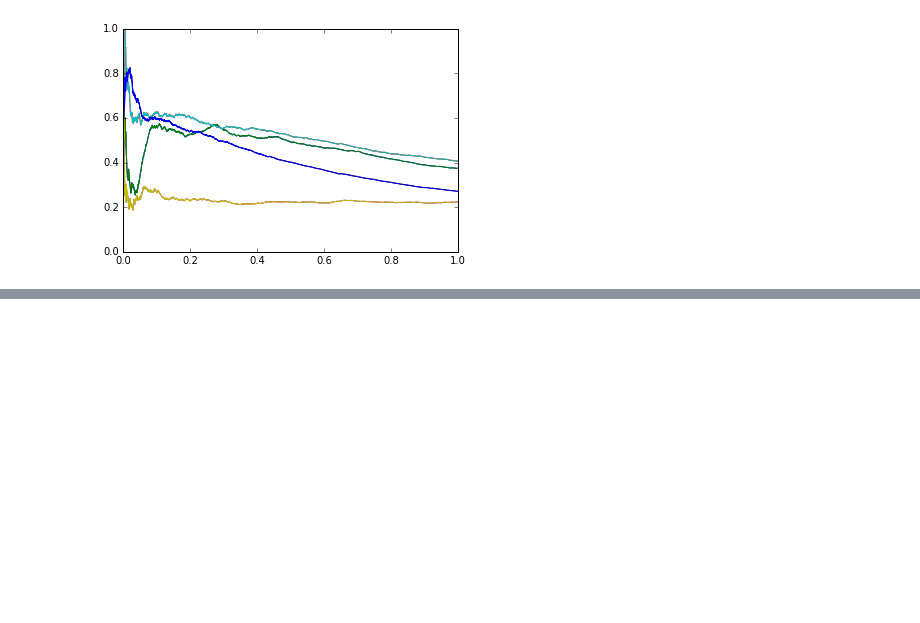
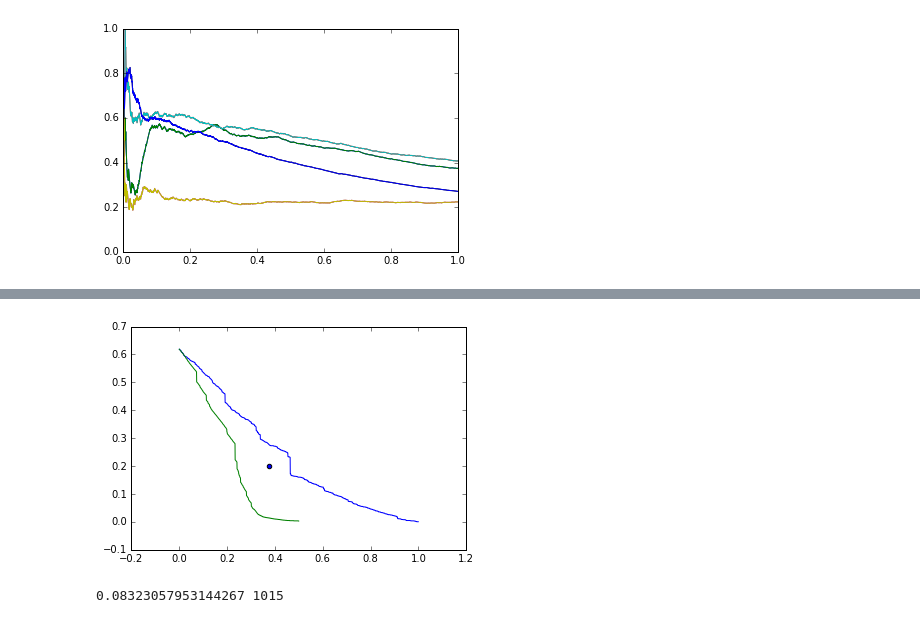
Before and after one commit to alangivre/TP2, a Jupyter notebook: TP_2/TP2.ipynb, the cells around one changed output, grey strips where cells are left out. Saved outputs shown, nothing was run; the diff lists cells and outputs as text; code cells hidden in the pictures; blank space fills up the shorter version.

Commit message:
graficos vulnerability

```diff
--- a/TP_2/TP2.ipynb
+++ b/TP_2/TP2.ipynb
@@ -139,0 +231,12 @@ plt.show()
+# %%
+def vulnerabilityessential(Grafo,essential):
+    G=Grafo.copy()
+    tamaño=len(list(Grafo.nodes()))
+    for nodo in Grafo.nodes():
+        if nodo in essential:
+            G.remove_node(nodo)
+
+    essential=len(max(nx.connected_component_subgraphs(G), key=len).nodes())/tamaño
+    fraccion3=(len(Grafo)-len(G))/tamaño
+
+    return fraccion3,essential,len(Grafo)-len(G)
@@ -139,0 +247,4 @@ plt.show()
+# %%
+f,lc=vulnerability(G1,essential)
+# %%
+f2,vgrado=vulnerabilitygrado(G1,essential)
@@ -139,0 +259,19 @@ plt.show()
+# %%
+f7,lcessential,cant=vulnerabilityessential(G1,essential)
+# %%
+plt.plot(f,lc)
+plt.plot(f2,vgrado)
+#plt.plot(f,lcautovec)
+#plt.plot(f,lcsubgraph)
+#plt.plot(f,lcbetweeness)
+#plt.plot(f,lcflow)
+plt.scatter(f7,lcessential)
+plt.show()
+# %% [output]
+[figure, added]
+# %%
+print(lc[cant],cant)
+#f[cant]
+#f3+f[cant]
+# %% [output]
+0.08323057953144267 1015
```
Also changed, not shown: parts of 16 cells of this notebook.
